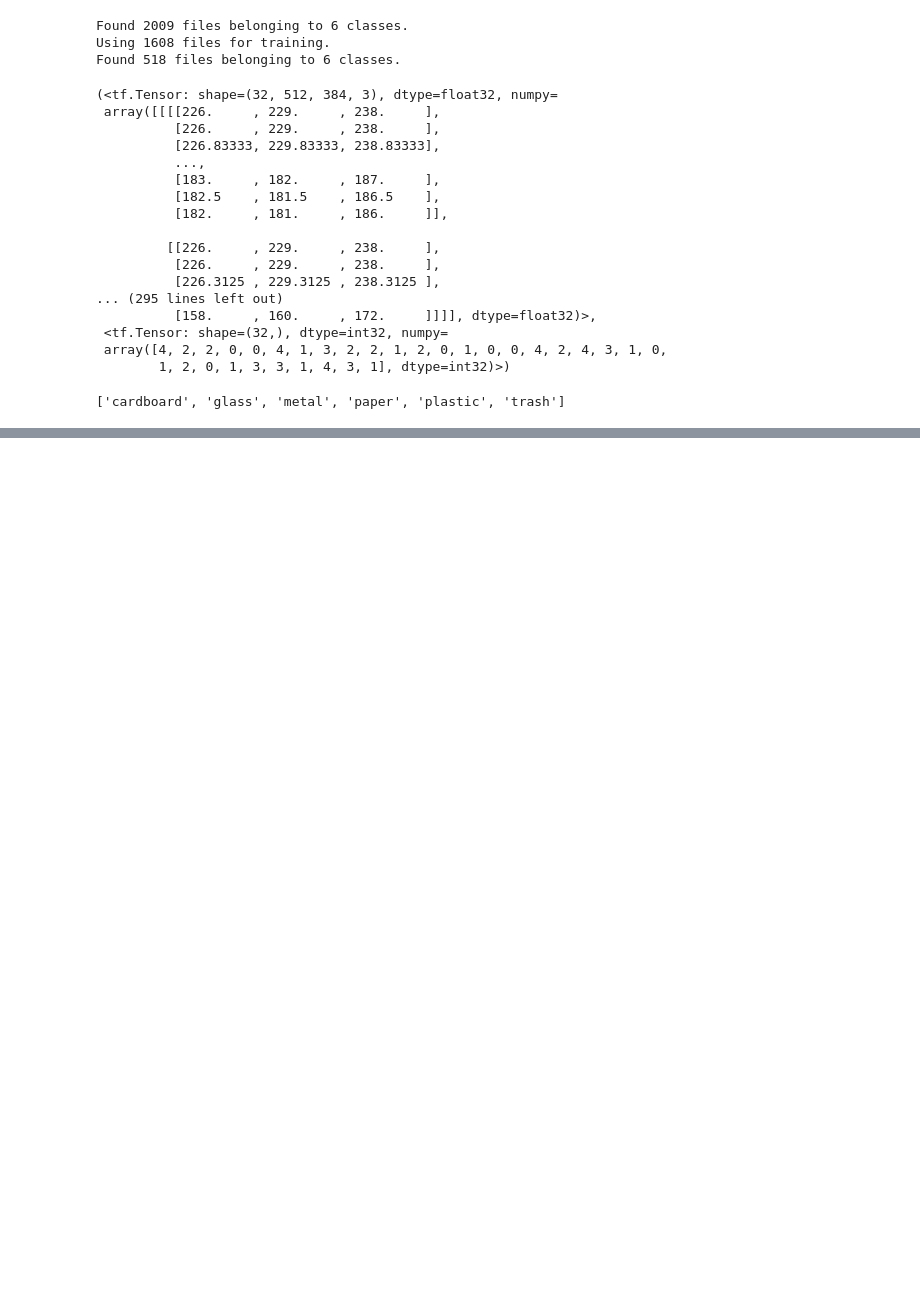
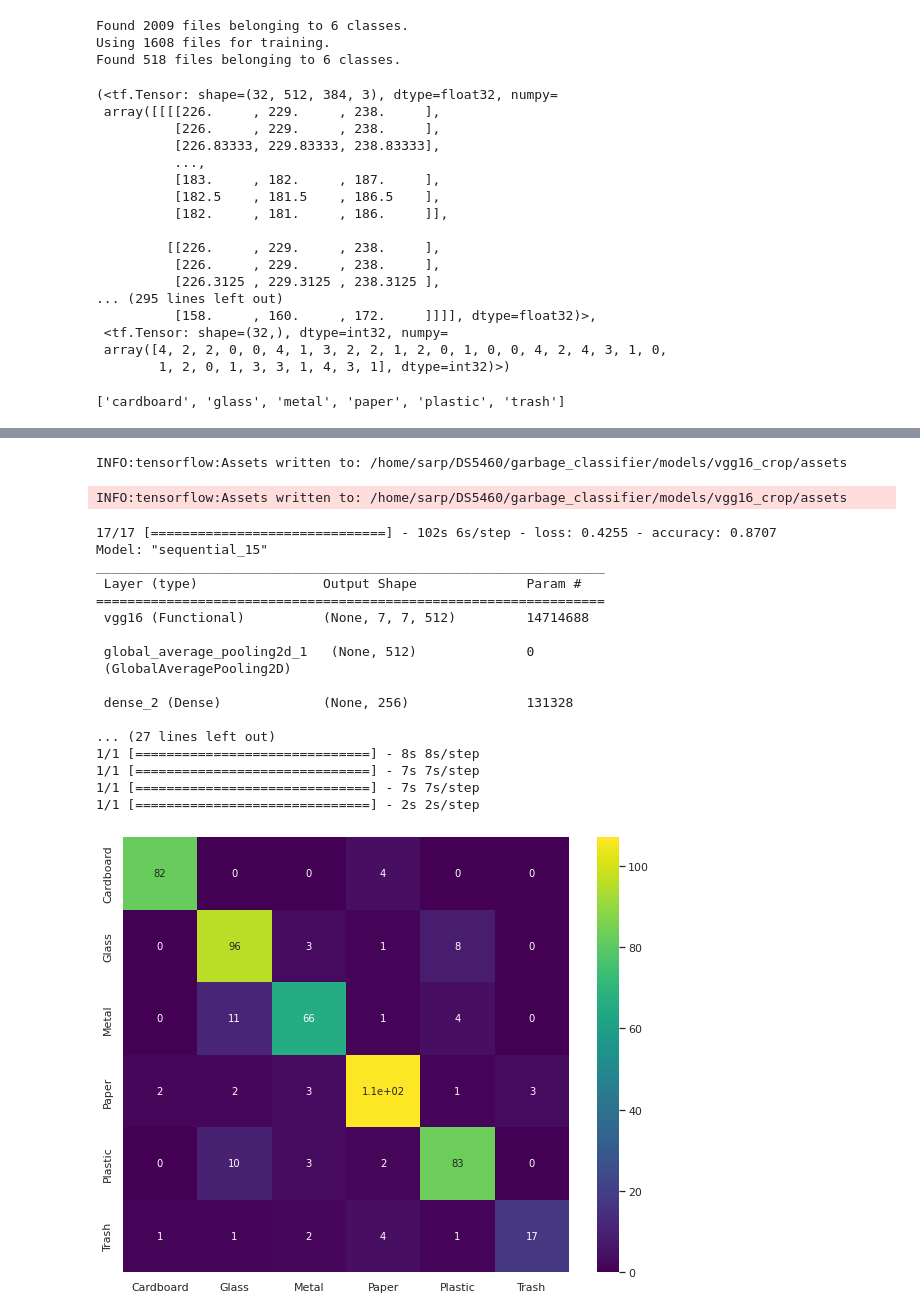
Before and after one commit to sarpu/ML2_final, a Jupyter notebook: Copy_of_Trash_Classification_CNN.ipynb, the cells around one changed output, grey strips where cells are left out. Cells and saved outputs as stored; diff of their text form; code cells hidden in the pictures; blank space fills up the shorter version.

```diff
--- a/Copy_of_Trash_Classification_CNN.ipynb
+++ b/Copy_of_Trash_Classification_CNN.ipynb
@@ -166,8 +166,6 @@ class TrashClassifer():
                     r = requests.get(url)
                     file_path = label_path / file_name
                     file_path.write_bytes(r.content)
-
-
 
 
 
@@ -299,9 +297,9 @@ class TrashClassifer():
         predicted_labels = tf.concat([item for item in y_pred], axis = 0).numpy()
 
 
-        correct = (correct_labels == predicted_labels).sum()
-        incorrect = (correct_labels != predicted_labels).sum()
-        print(f"Accuracy {correct/(correct+incorrect)}")
+#         correct = (correct_labels == predicted_labels).sum()
+#         incorrect = (correct_labels != predicted_labels).sum()
+#         print(f"Accuracy {correct/(correct+incorrect)}")
 
         cm=confusion_matrix(correct_labels, predicted_labels)
         df_cm = pd.DataFrame(cm, range(cm.shape[0]), range(cm.shape[1]))
@@ -312,3 +310,6 @@ class TrashClassifer():
         sb.set(font_scale=1)
         sb.heatmap(df_cm, annot=True, annot_kws={"size": 10}, cmap="viridis") # font size
         plt.show()
+# %%
+classifier = TrashClassifer(model_name='vgg16', crop=True)
+# %% [output]
@@ -314,0 +334,20 @@ class TrashClassifer():
+INFO:tensorflow:Assets written to: /home/sarp/DS5460/garbage_classifier/models/vgg16_crop/assets
+INFO:tensorflow:Assets written to: /home/sarp/DS5460/garbage_classifier/models/vgg16_crop/assets
+17/17 [==============================] - 102s 6s/step - loss: 0.4255 - accuracy: 0.8707
+Model: "sequential_15"
+_________________________________________________________________
+ Layer (type)                Output Shape              Param #
+=================================================================
+ vgg16 (Functional)          (None, 7, 7, 512)         14714688
+
+ global_average_pooling2d_1   (None, 512)              0
+ (GlobalAveragePooling2D)
+
+ dense_2 (Dense)             (None, 256)               131328
+
+... (27 lines left out)
+1/1 [==============================] - 8s 8s/step
+1/1 [==============================] - 7s 7s/step
+1/1 [==============================] - 7s 7s/step
+1/1 [==============================] - 2s 2s/step
+[figure, added]
```
Also changed, not shown: parts of 12 cells of this notebook, 25 other files.
